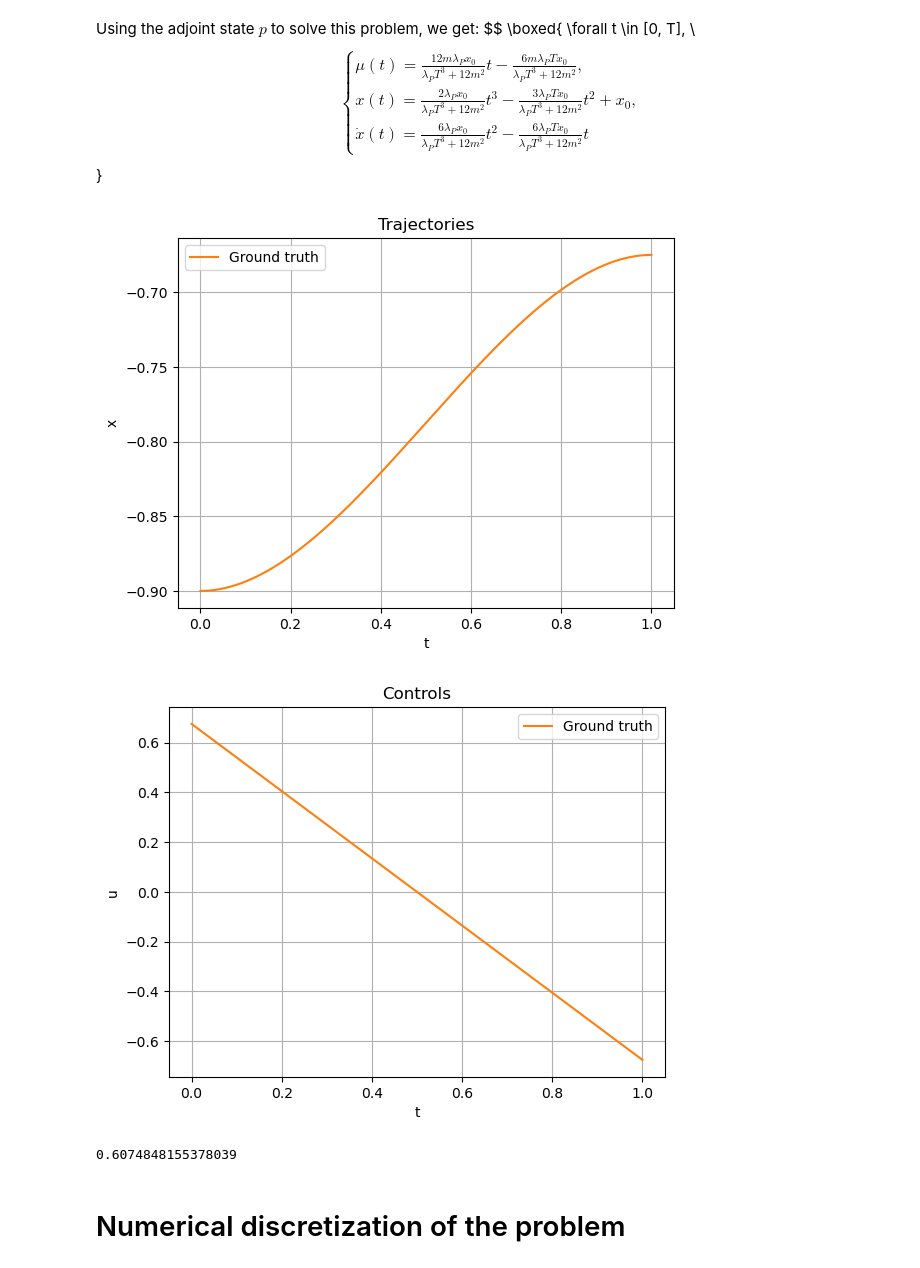
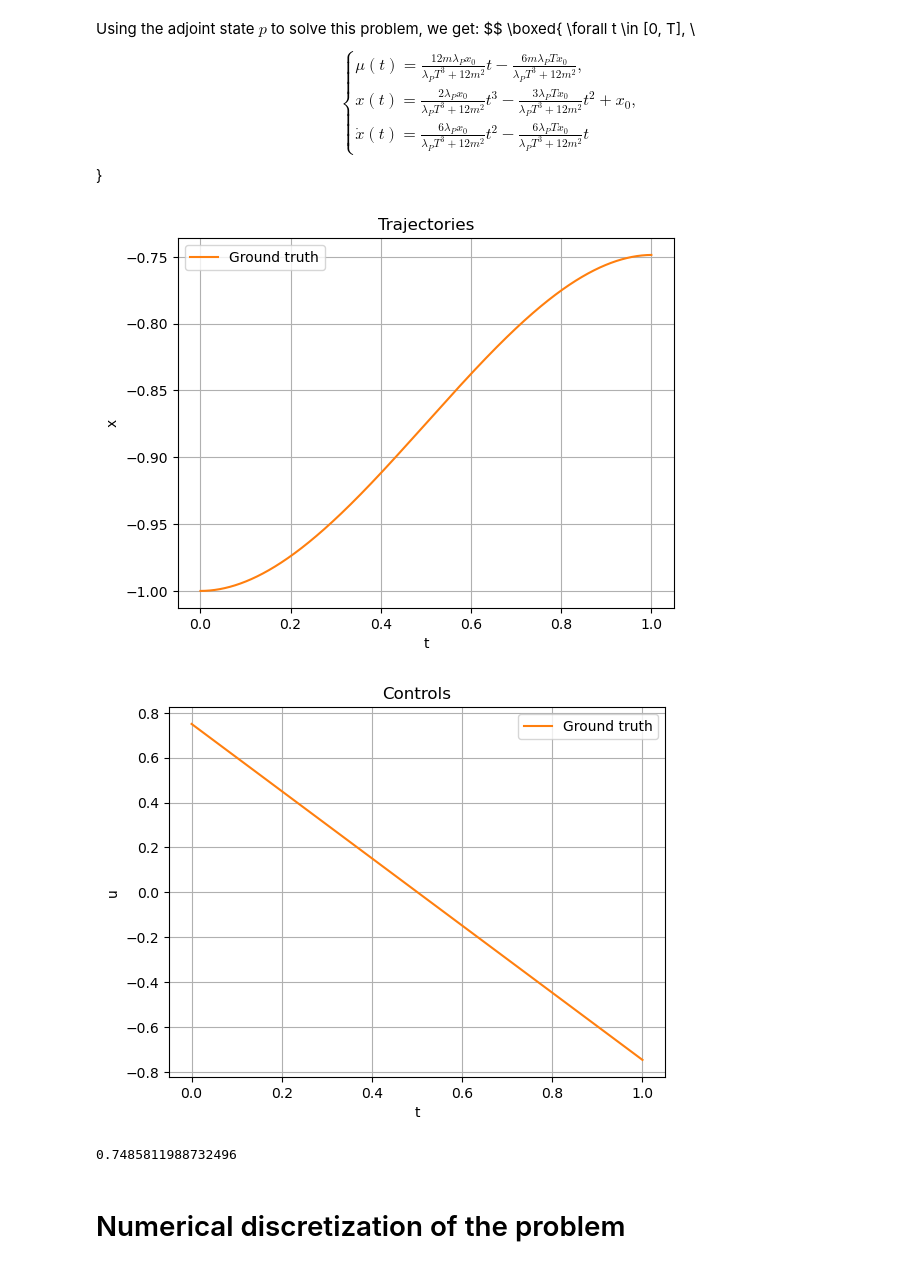
Before and after one commit to TheiloT/RL-accelerated-cart, a Jupyter notebook: TL-RL-toy-problem.ipynb, the cells around one changed output. Drawn from its saved outputs; the diff is of its cells as text; code cells hidden in the pictures.

```diff
--- a/TL-RL-toy-problem.ipynb
+++ b/TL-RL-toy-problem.ipynb
@@ -223,15 +223,15 @@ $$
 \end{cases}
 }
 # %%
-gt_x, gt_x_dot, gt_u = ground_truth_sample(x_0=-0.9)
+gt_x, gt_x_dot, gt_u = ground_truth_sample(x_0=-1)
 plot_trajectory(gt_x=gt_x)
 plot_control(gt_u=gt_u)
 # Approximation of the optimal cost
 cost(gt_x, gt_x_dot, gt_u)
 # %% [output]
-[figure, old version]
+[figure, new version]
-[figure, old version]
+[figure, new version]
-0.6074848155378039
+0.7485811988732496
 # %% [markdown]
 # Numerical discretization of the problem
 # %% [markdown]
```
Also changed, not shown: parts of 8 cells of this notebook, 3 other files.
